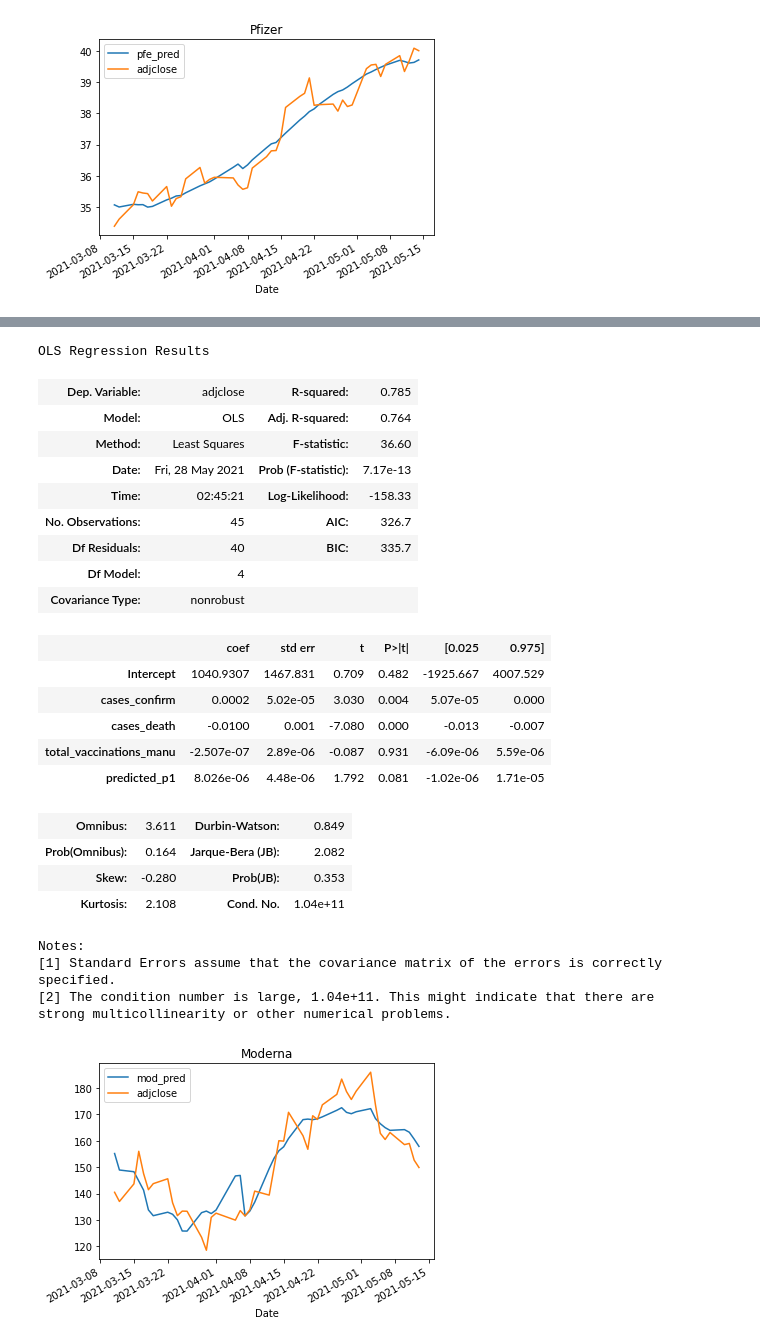
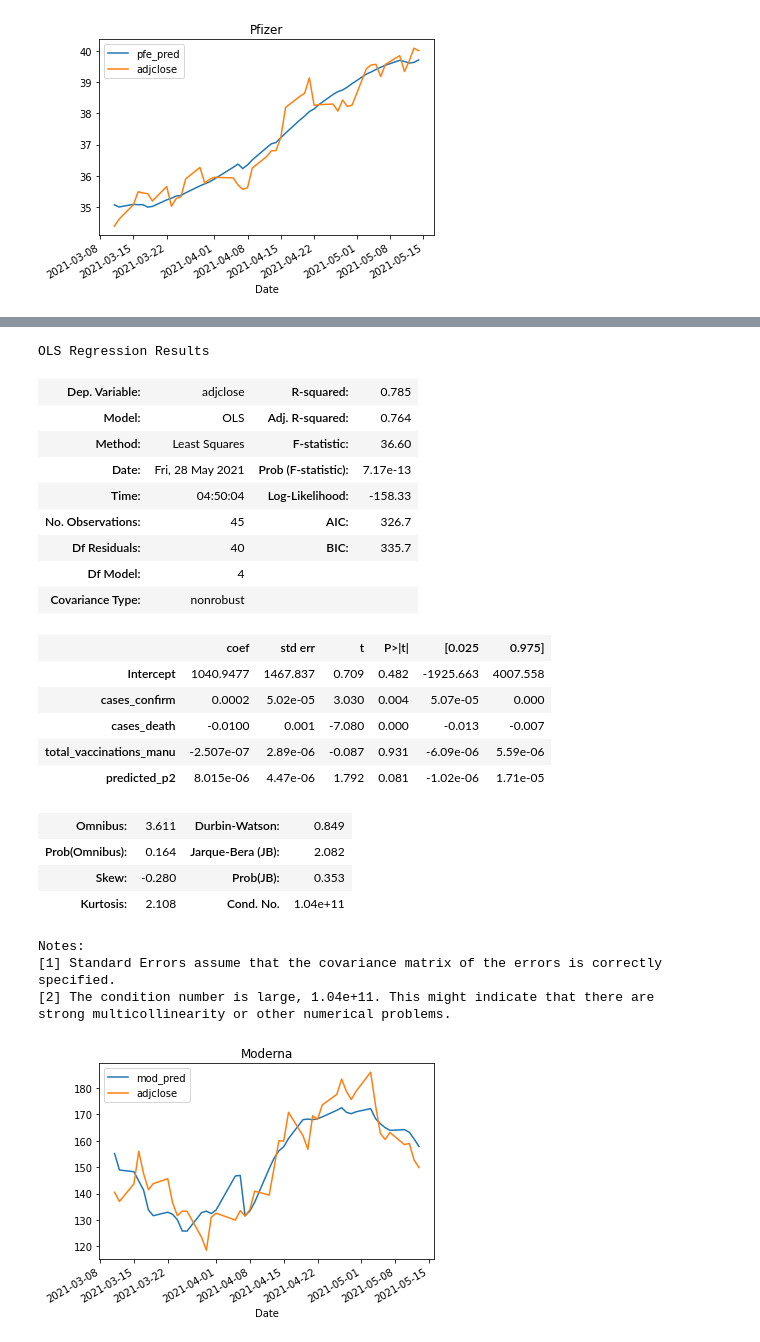
Before and after one commit to juno-yuu/COVID-Vaccine-and-Biotech-industry, a Jupyter notebook: Final_Project_Clean.ipynb, the cells around one changed output, grey strips where cells are left out. Cells and saved outputs as stored; diff of their text form; code cells hidden in the pictures.

```diff
--- a/Final_Project_Clean.ipynb
+++ b/Final_Project_Clean.ipynb
@@ -283,8 +283,8 @@ Parameter Estimates
 | Intercept | 275.28 | 83.684 | 3.2895 | 0.0010 | 111.20 | 439.37 |
 | daily_vaccinations_lagged | 1.0069 | 0.0020 | 499.83 | 0.0000 | 1.0029 | 1.0108 |
 # %%
-p2 = PanelOLS.from_formula(formula = 'daily_vaccinations ~ 1 + daily_vaccinations_lagged',\
-                                     data = data_panel_train).fit(cov_type = 'clustered', cov_kwds = {'groups': data_panel_train['loc']})
+p2 = PanelOLS.from_formula(formula = 'daily_vaccinations ~ 1 + daily_vaccinations_lagged + TimeEffects',\
+                                     data = data_panel_train).fit(cov_type = 'clustered', cov_kwds = {'groups': data_panel_train[['loc','time']]})
 p2.summary
 # %% [output]
 PanelOLS Estimation Summary
@@ -312,7 +316,6 @@ Parameter Estimates
 # %%
 p3 = PanelOLS.from_formula(formula = 'daily_vaccinations ~ 1 + daily_vaccinations_lagged + EntityEffects + TimeEffects',\
-                                     data = data_panel_train).\
-                                     fit(cov_type = 'clustered', cov_kwds = {'groups': data_panel_train[['loc','time']]})
+                                     data = data_panel_train).fit(cov_type = 'clustered', cov_kwds = {'groups': data_panel_train[['loc','time']]})
 p3.summary
 # %% [output]
 PanelOLS Estimation Summary
@@ -562,25 +565,25 @@ strong multicollinearity or other numerical problems.
 # %%
 MOD_partial = MOD.loc[MOD.index >= '2021-03-11']
 res_mod_partial = sm.ols(formula = 'adjclose ~ cases_confirm + cases_death\
- + total_vaccinations_manu + predicted_p1', data = MOD_partial).fit()
+ + total_vaccinations_manu + predicted_p2', data = MOD_partial).fit()
 res_mod_partial.summary()
 # %% [output]
 OLS Regression Results
 | Dep. Variable: | adjclose | R-squared: | 0.785 |
 | Model: | OLS | Adj. R-squared: | 0.764 |
 | Method: | Least Squares | F-statistic: | 36.60 |
 | Date: | Fri, 28 May 2021 | Prob (F-statistic): | 7.17e-13 |
-| Time: | 02:45:21 | Log-Likelihood: | -158.33 |
+| Time: | 04:50:04 | Log-Likelihood: | -158.33 |
 | No. Observations: | 45 | AIC: | 326.7 |
 | Df Residuals: | 40 | BIC: | 335.7 |
 | Df Model: | 4 |  |  |
 | Covariance Type: | nonrobust |  |  |
 |  | coef | std err | t | P>|t| | [0.025 | 0.975] |
-| Intercept | 1040.9307 | 1467.831 | 0.709 | 0.482 | -1925.667 | 4007.529 |
+| Intercept | 1040.9477 | 1467.837 | 0.709 | 0.482 | -1925.663 | 4007.558 |
 | cases_confirm | 0.0002 | 5.02e-05 | 3.030 | 0.004 | 5.07e-05 | 0.000 |
 | cases_death | -0.0100 | 0.001 | -7.080 | 0.000 | -0.013 | -0.007 |
 | total_vaccinations_manu | -2.507e-07 | 2.89e-06 | -0.087 | 0.931 | -6.09e-06 | 5.59e-06 |
-| predicted_p1 | 8.026e-06 | 4.48e-06 | 1.792 | 0.081 | -1.02e-06 | 1.71e-05 |
+| predicted_p2 | 8.015e-06 | 4.47e-06 | 1.792 | 0.081 | -1.02e-06 | 1.71e-05 |
 | Omnibus: | 3.611 | Durbin-Watson: | 0.849 |
 | Prob(Omnibus): | 0.164 | Jarque-Bera (JB): | 2.082 |
 | Skew: | -0.280 | Prob(JB): | 0.353 |
```
Also changed, not shown: parts of 12 cells of this notebook.
